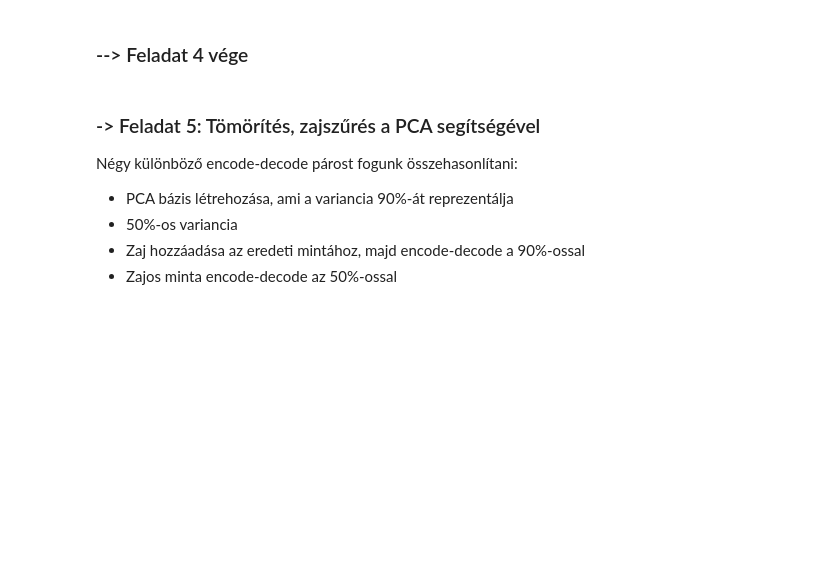
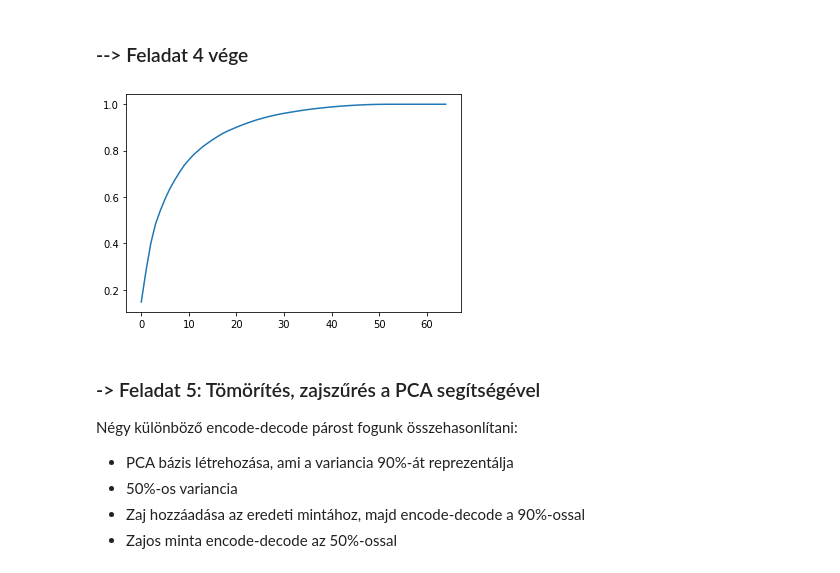
Before and after one commit to sipocz/Colab, a Jupyter notebook: Lineáris_transzformációk_handout.ipynb, the cells around one changed output. Saved outputs shown, nothing was run; the diff lists cells and outputs as text; code cells hidden in the pictures; blank space fills up the shorter version.

```diff
--- a/Lineáris_transzformációk_handout.ipynb
+++ b/Lineáris_transzformációk_handout.ipynb
@@ -451,8 +506,12 @@ plot_digits(df)
 # edgecolor='none',
 # alpha=0.5,
 # cmap=plt.cm.get_cmap('nipy_spectral', 10)
+df=pd.DataFrame(data= np.c_[digits['data'], digits['target']])
+print(df)
 ...
 ...
-...
-...
-...
+d=describe(df)
+print("mean")
+print(d.mean)
+print(d)
+print_stats(df)
@@ -463,9 +662,11 @@ Nem szeparál jól, de nem is arra való.
 # %%
 tr_pca = PCA().fit(df)
 plt.plot(np.cumsum(tr_pca.explained_variance_ratio_))
-plt.xlabel('number of components')
-plt.ylabel('cumulative explained variance');
+#plt.xlabel('number of components')
+#plt.ylabel('cumulative explained variance');
 plt.show()
+# %% [output]
+[figure, added]
 # %% [markdown]
 ### -> Feladat 5: Tömörítés, zajszűrés a PCA segítségével
 
```
Also changed, not shown: parts of 19 cells of this notebook.
